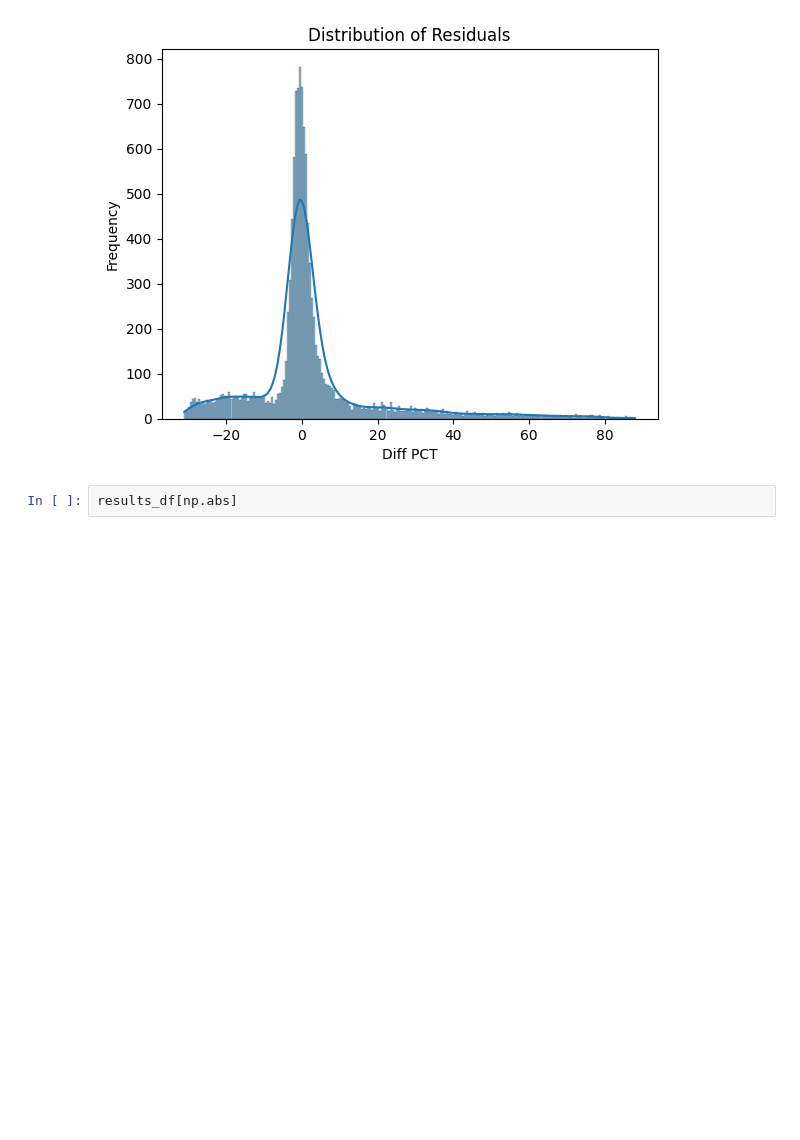
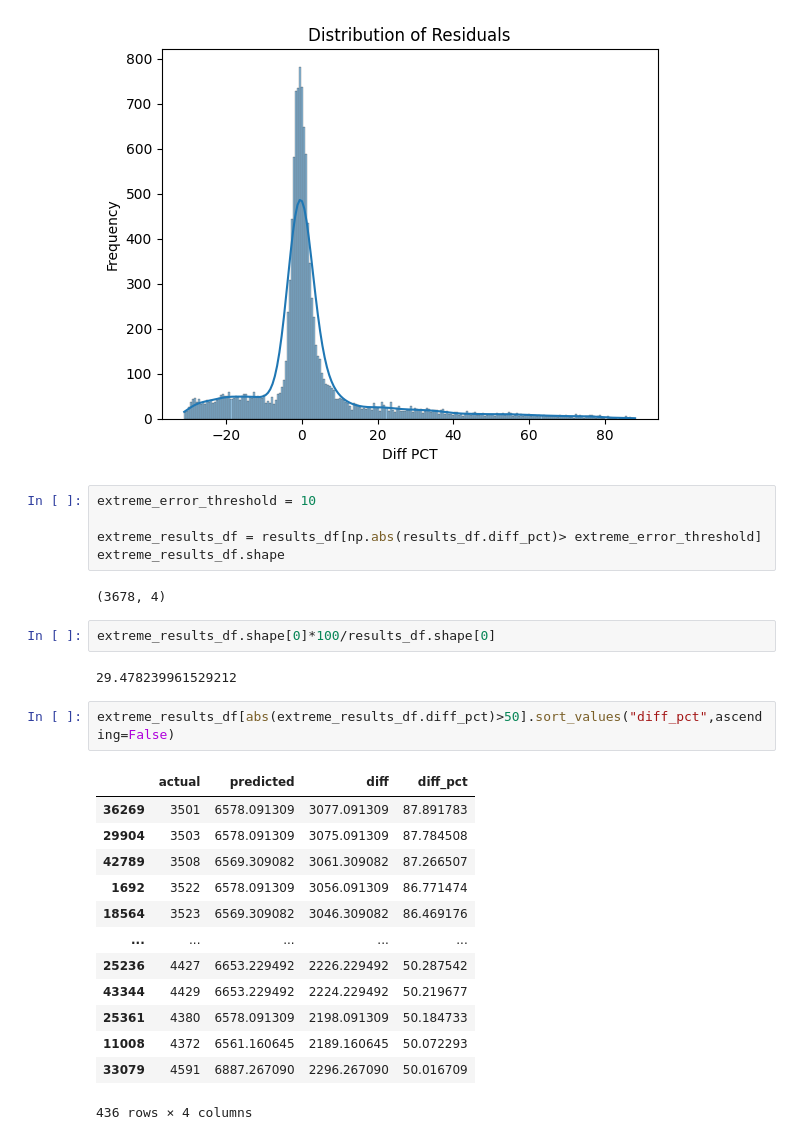
Before and after one commit to ittihadur/ML-Regression-Project, a Jupyter notebook: ML REGRESSION.ipynb, the cells around one changed output. Cells and saved outputs as stored; diff of their text form; blank space fills up the shorter version.

```diff
--- a/ML REGRESSION.ipynb
+++ b/ML REGRESSION.ipynb
@@ -585,4 +585,29 @@ plt.show()
 # %% [output]
 [figure]
 # %%
-results_df[np.abs]
+extreme_error_threshold = 10
+
+extreme_results_df = results_df[np.abs(results_df.diff_pct)> extreme_error_threshold]
+extreme_results_df.shape
+# %% [output]
+(3678, 4)
+# %%
+extreme_results_df.shape[0]*100/results_df.shape[0]
+# %% [output]
+29.478239961529212
+# %%
+extreme_results_df[abs(extreme_results_df.diff_pct)>50].sort_values("diff_pct",ascending=False)
+# %% [output]
+|  | actual | predicted | diff | diff_pct |
+| 36269 | 3501 | 6578.091309 | 3077.091309 | 87.891783 |
+| 29904 | 3503 | 6578.091309 | 3075.091309 | 87.784508 |
+| 42789 | 3508 | 6569.309082 | 3061.309082 | 87.266507 |
+| 1692 | 3522 | 6578.091309 | 3056.091309 | 86.771474 |
+| 18564 | 3523 | 6569.309082 | 3046.309082 | 86.469176 |
+| ... | ... | ... | ... | ... |
+| 25236 | 4427 | 6653.229492 | 2226.229492 | 50.287542 |
+| 43344 | 4429 | 6653.229492 | 2224.229492 | 50.219677 |
+| 25361 | 4380 | 6578.091309 | 2198.091309 | 50.184733 |
+| 11008 | 4372 | 6561.160645 | 2189.160645 | 50.072293 |
+| 33079 | 4591 | 6887.267090 | 2296.267090 | 50.016709 |
+436 rows × 4 columns
```
Also changed, not shown: parts of 1 cell of this notebook.
